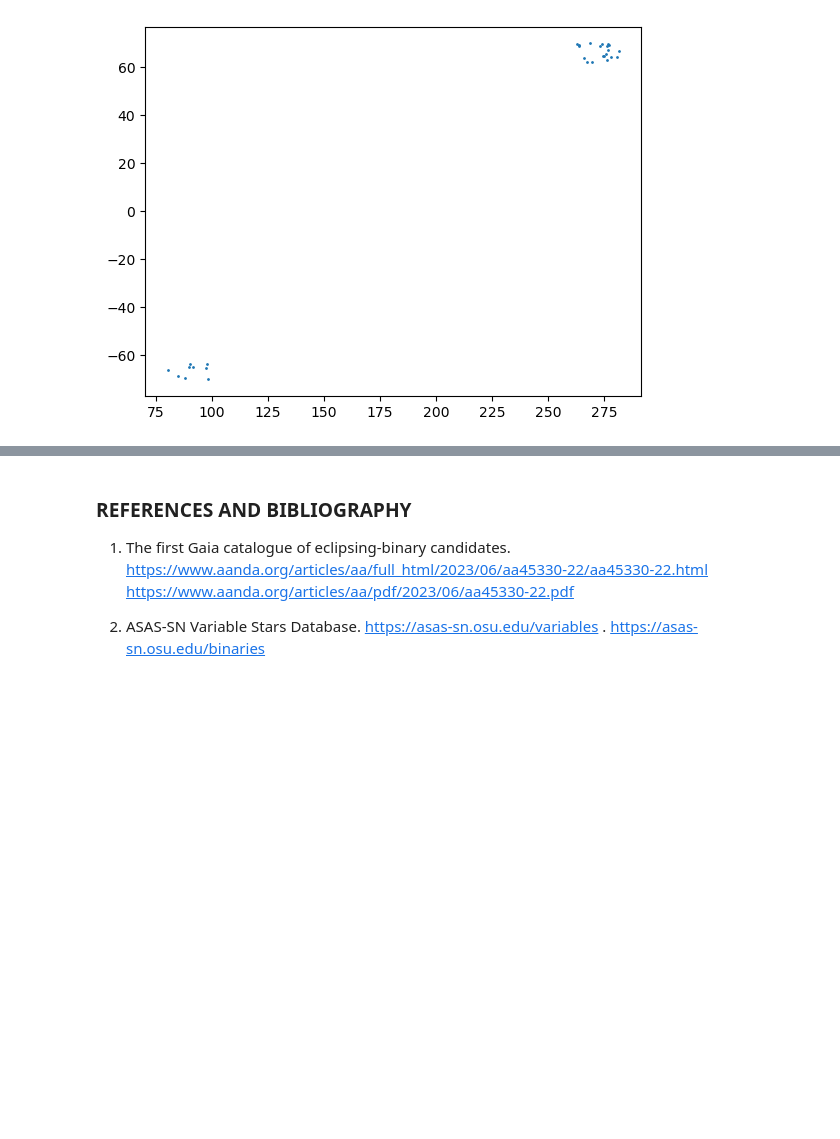
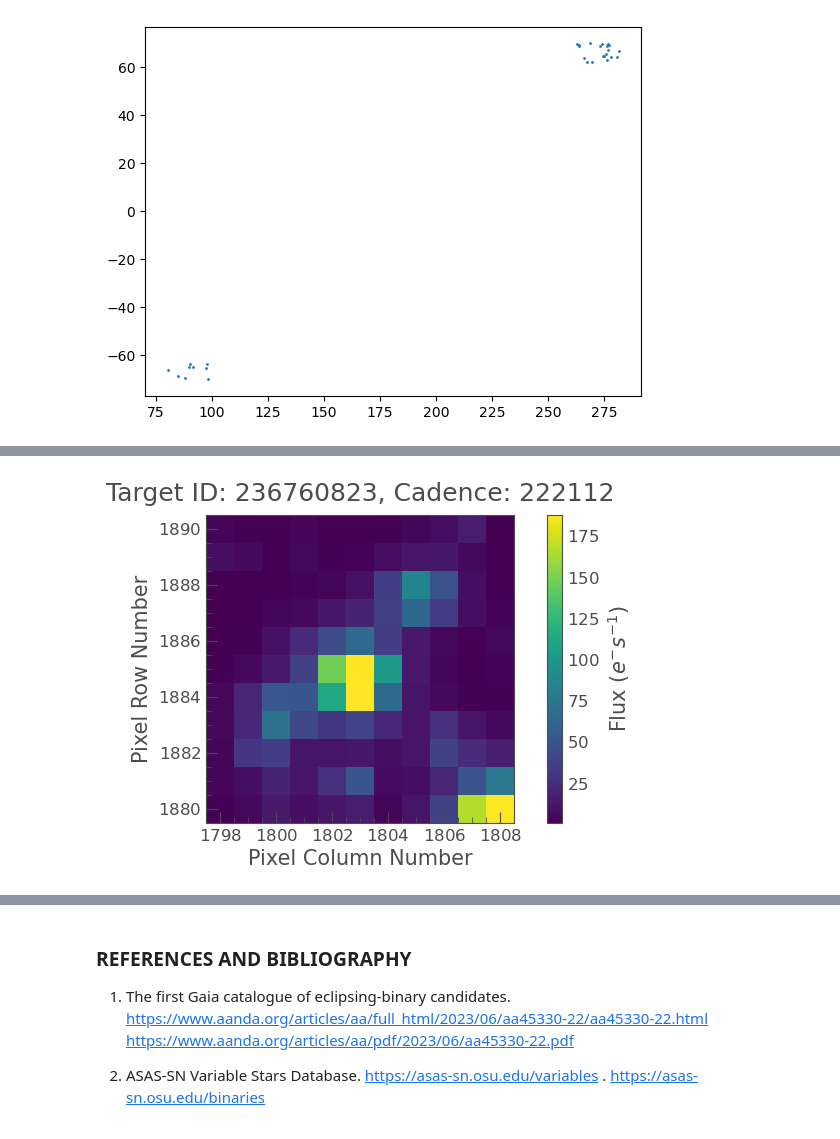
Before and after one commit to spyphyz/TESSCoEBs, a Jupyter notebook: eclipsing_binaries.ipynb, the cells around one changed output, grey strips where cells are left out. Drawn from its saved outputs; the diff is of its cells as text; code cells hidden in the pictures; blank space fills up the shorter version.

```diff
--- a/eclipsing_binaries.ipynb
+++ b/eclipsing_binaries.ipynb
@@ -377,0 +453,11 @@ plt.scatter(merge_tess_binary_source_cone_df['ra_x'], merge_tess_binary_source_c
+# %%
+# USE LIGHTKURVE TO MAKE A START ON DOWNLOADING TESS DATA
+# https://lightkurve.github.io/lightkurve/quickstart.html
+# https://colab.research.google.com/github/christinahedges/KepSciConWorkshop/blob/master/Workshop.ipynb
+# https://docs.lightkurve.org/tutorials/01-getting-started.html
+
+import matplotlib.pyplot as plt
+import lightkurve # only works in my Python 3.13 environment when I pip install, not mamba install
+from lightkurve import search_targetpixelfile
+pixelfile = search_targetpixelfile("TIC 236760823").download_all();  # this is an object from the TESSCoJEBs table
+pixelfile
@@ -377,0 +483,5 @@ plt.scatter(merge_tess_binary_source_cone_df['ra_x'], merge_tess_binary_source_c
+# %%
+pixelfile[21].plot();
+plt.show()
+# %% [output]
+[figure, added]
```
Also changed, not shown: parts of 8 cells of this notebook.
